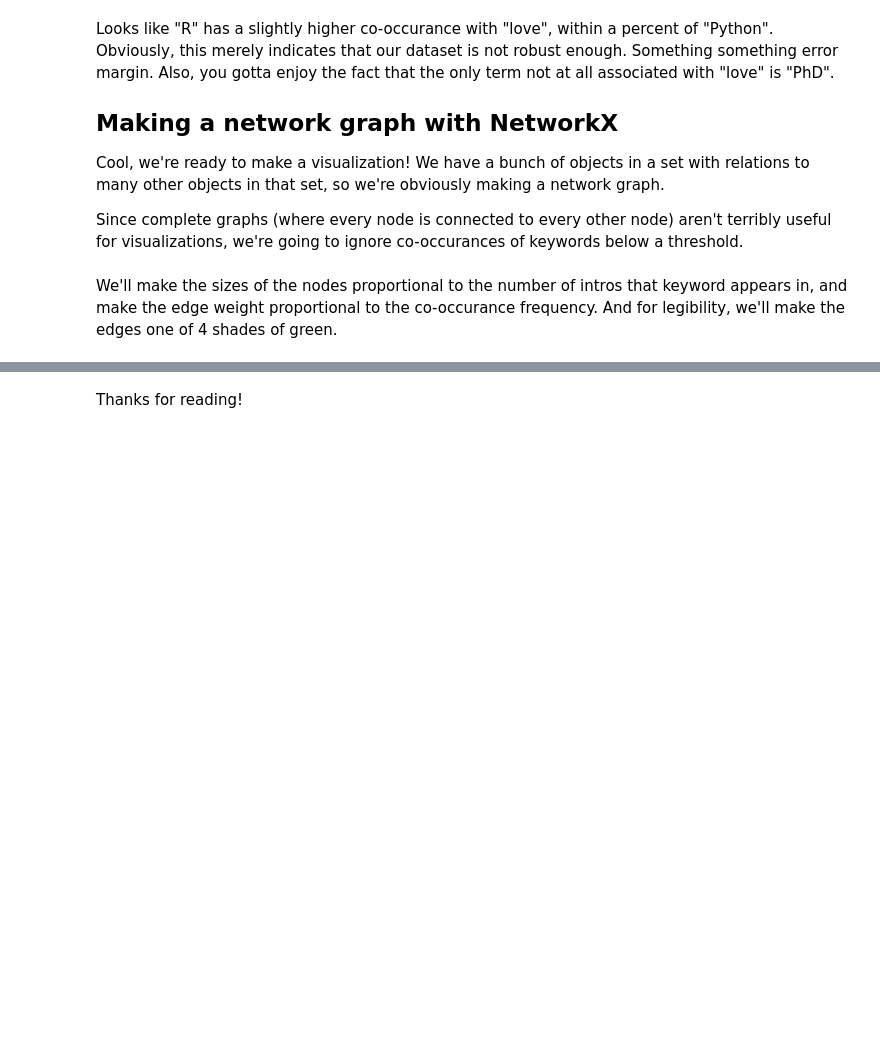
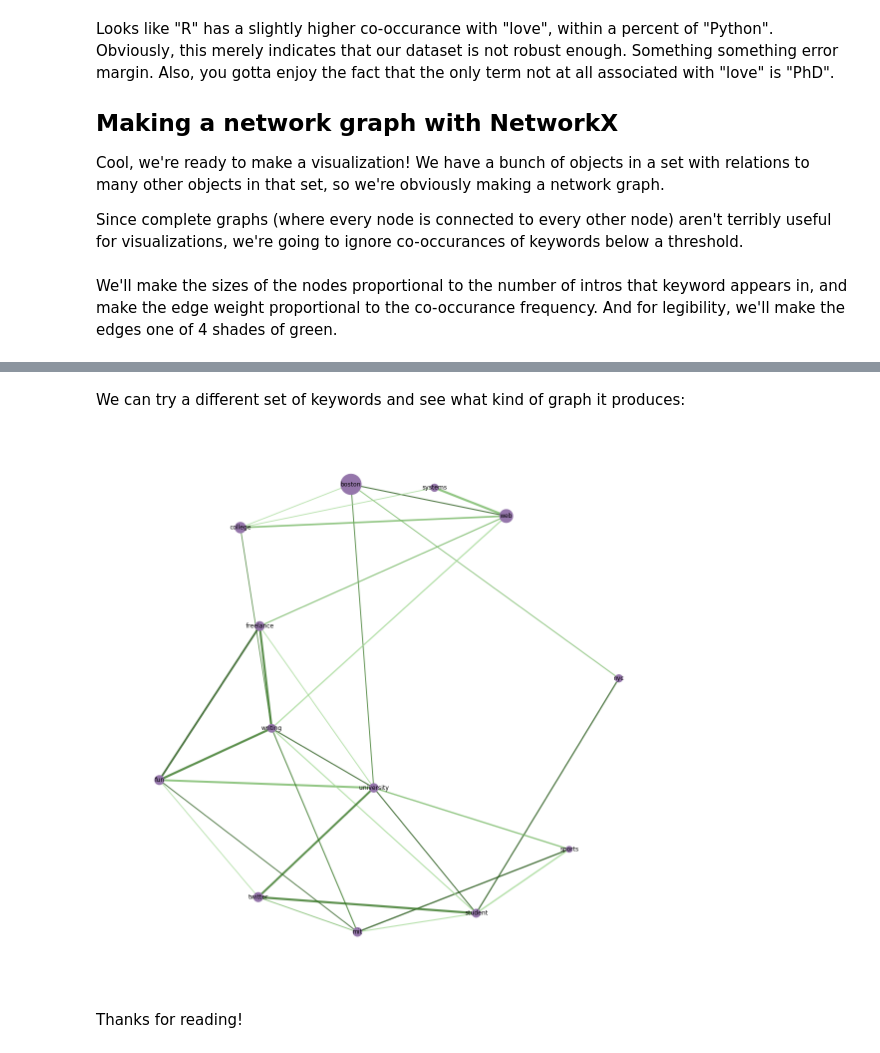
Before and after one commit to dovinmu/python-viz-notebooks, a Jupyter notebook: intro analysis.ipynb, the cells around one changed output, grey strips where cells are left out. Cells and saved outputs as stored; diff of their text form; code cells hidden in the pictures; blank space fills up the shorter version.

```diff
--- a/intro analysis.ipynb
+++ b/intro analysis.ipynb
@@ -125,8 +128,7 @@ for word in subset:
 # %% [markdown]
 This is a measurement I came up with to determine how closely two words are related in a way that's bi-directional (i.e. the same for both words). It's just the number of intros that _both_ words appear in, divided by the number that either occurs in.
 # %%
-
-def getCooccuranceFreq(word1, word2):
+def getCooccuranceFreq(word1, word2, words):
     if word1 == word2:
         return 1
     if word1 not in words or word2 not in words or word2 not in words[word1]['freq']:
@@ -201,2 +207,24 @@ plt.show()
+# %% [markdown]
+We can try a different set of keywords and see what kind of graph it produces:
+# %%
+subset = [ 'boston',
+ 'college',
+ 'freelance',
+ 'fun',
+ 'mit',
+ 'nyc',
+ 'sports',
+ 'student',
+ 'systems',
+ 'twitter',
+ 'university',
+ 'web',
+ 'writing']
+words = getWordsDict(subset)
+G = makeGraph(subset, words, edge_threshold=0.05)
+drawGraph(G, words)
+plt.show()
+# %% [output]
+[figure, added]
 # %% [markdown]
 Thanks for reading!
```
Also changed, not shown: parts of 5 cells of this notebook.
